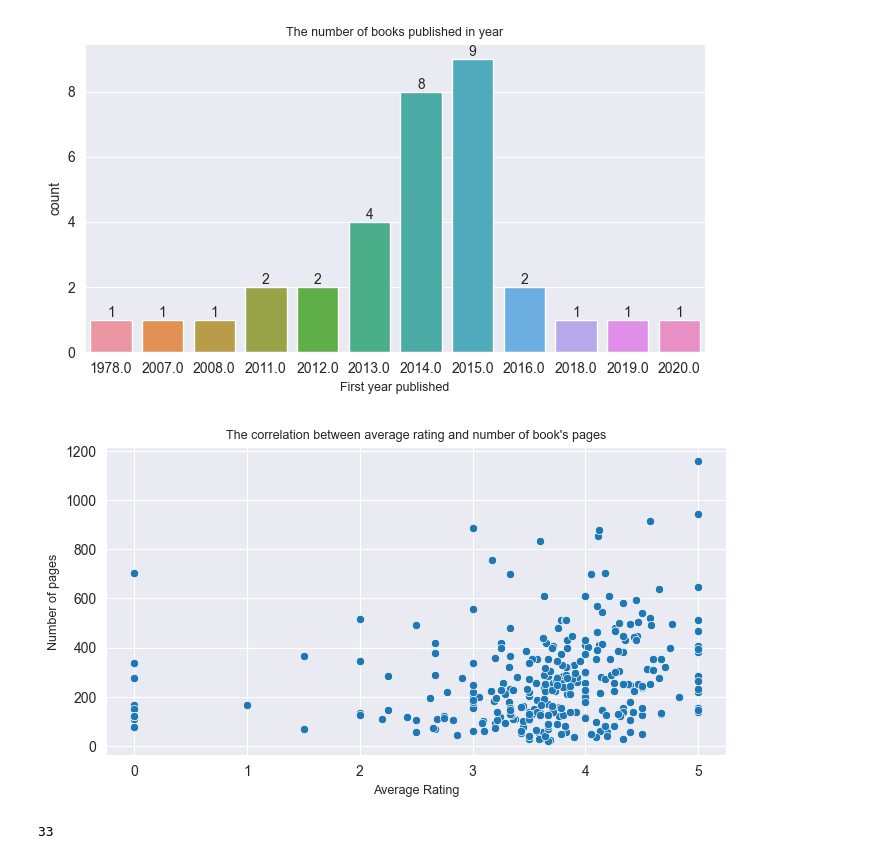
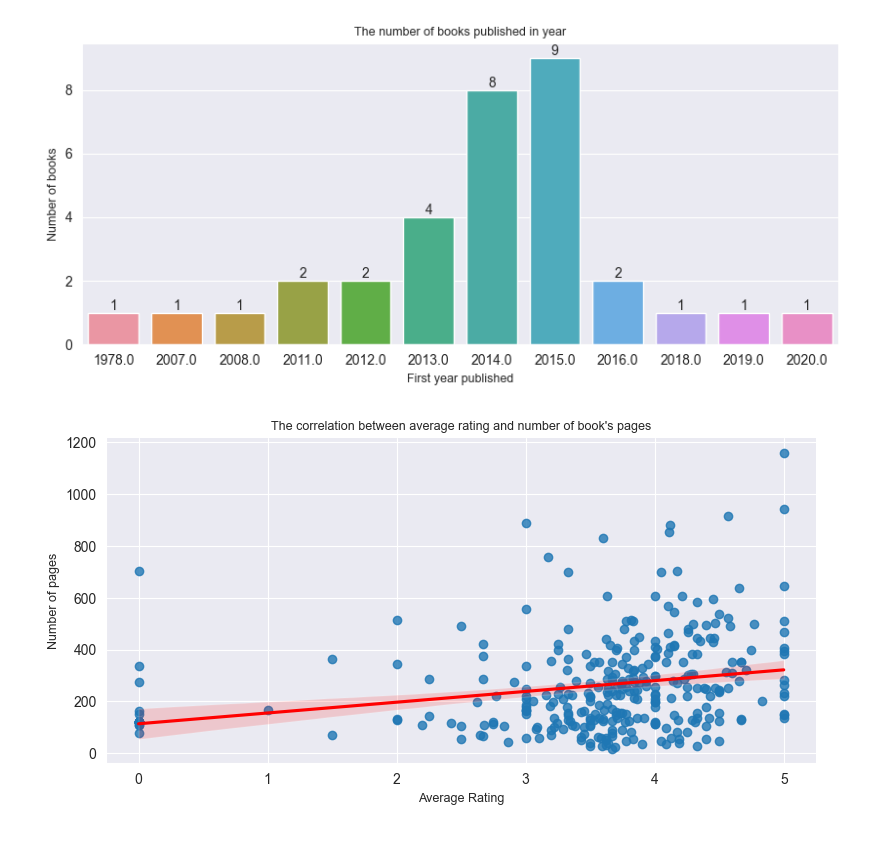
Before and after one commit to quochuy0706/Crawl_Data_Goodread, a Jupyter notebook: EDA_Data_science_books.ipynb, the cells around one changed output. Saved outputs shown, nothing was run; the diff lists cells and outputs as text; code cells hidden in the pictures.

Commit message:
EDA with 400 books

```diff
--- a/EDA_Data_science_books.ipynb
+++ b/EDA_Data_science_books.ipynb
@@ -28,22 +37,18 @@ books_df.head(15)
 # %%
-plt.figure(figsize=(8,4))
+plt.figure(figsize=(10,4))
 ax = sns.countplot(books_df, x= "year_first_published")
 ax.bar_label(ax.containers[0])
 ax.axes.set_title("The number of books published in year",fontsize=9)
 ax.set_xlabel("First year published",fontsize=9)
+ax.set_ylabel("Number of books", fontsize=9)
 plt.show()
 # %% [output]
-[figure, old version]
+[figure, new version]
 # %%
-plt.figure(figsize=(8,4))
-ax = sns.scatterplot(books_df, x='average_rating', y = 'num_pages')
-ax.axes.set_title("The correlation between average rating and number of book's pages",fontsize=9)
-ax.set_xlabel("Average Rating",fontsize=9)
-ax.set_ylabel("Number of pages",fontsize=9)
+gd = sns.lmplot(books_df, x = 'average_rating', y = 'num_pages', line_kws={'color':'r'},height=4, aspect=2)
+plt.title("The correlation between average rating and number of book's pages", fontsize=9)
+plt.xlabel("Average Rating", fontsize=9)
+plt.ylabel("Number of pages", fontsize=9)
 plt.show()
 # %% [output]
-[figure, old version]
+[figure, new version]
-# %%
-books_df['year_first_published'].count()
-# %% [output]
-33
```
Also changed, not shown: parts of 2 cells of this notebook.
